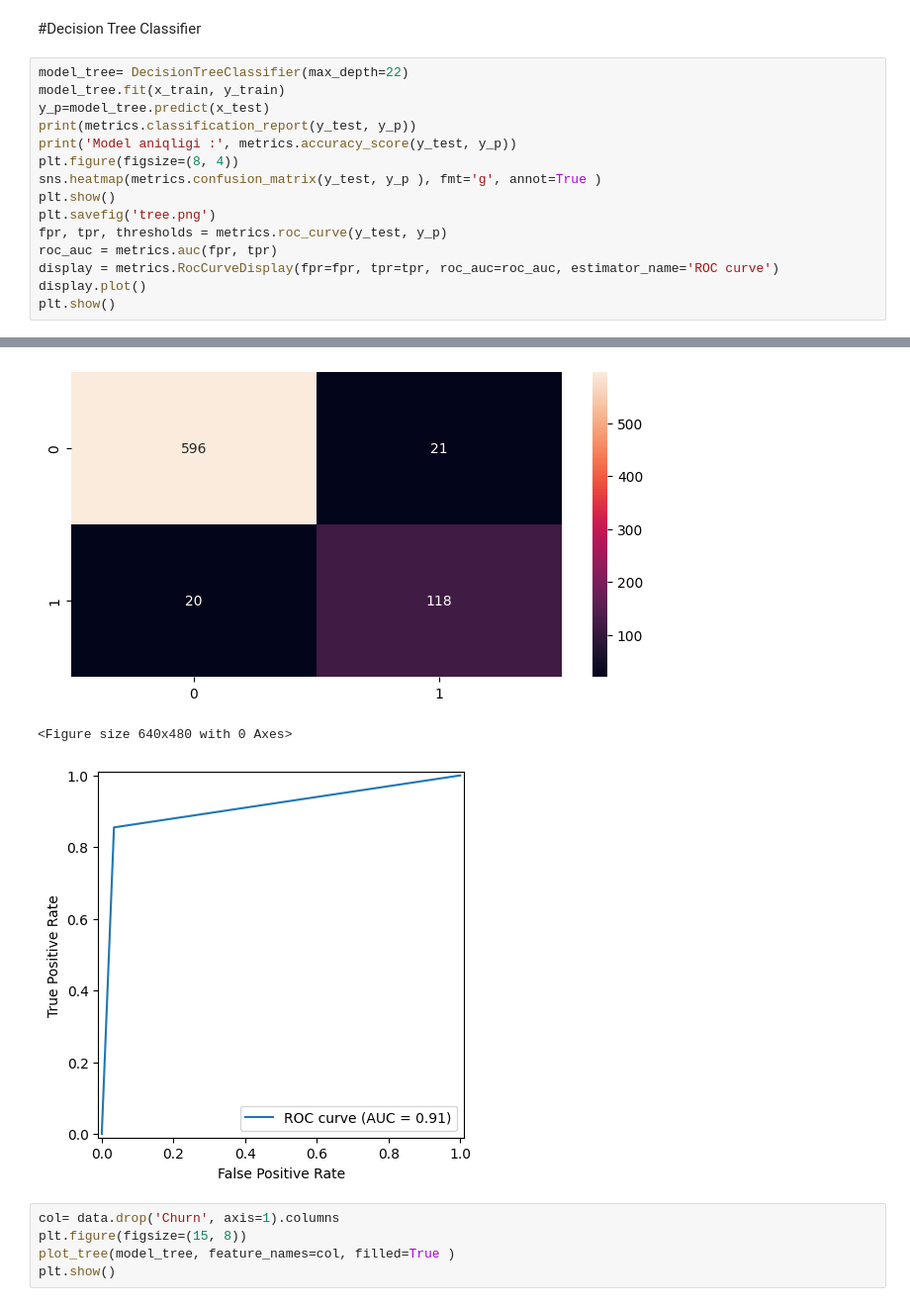
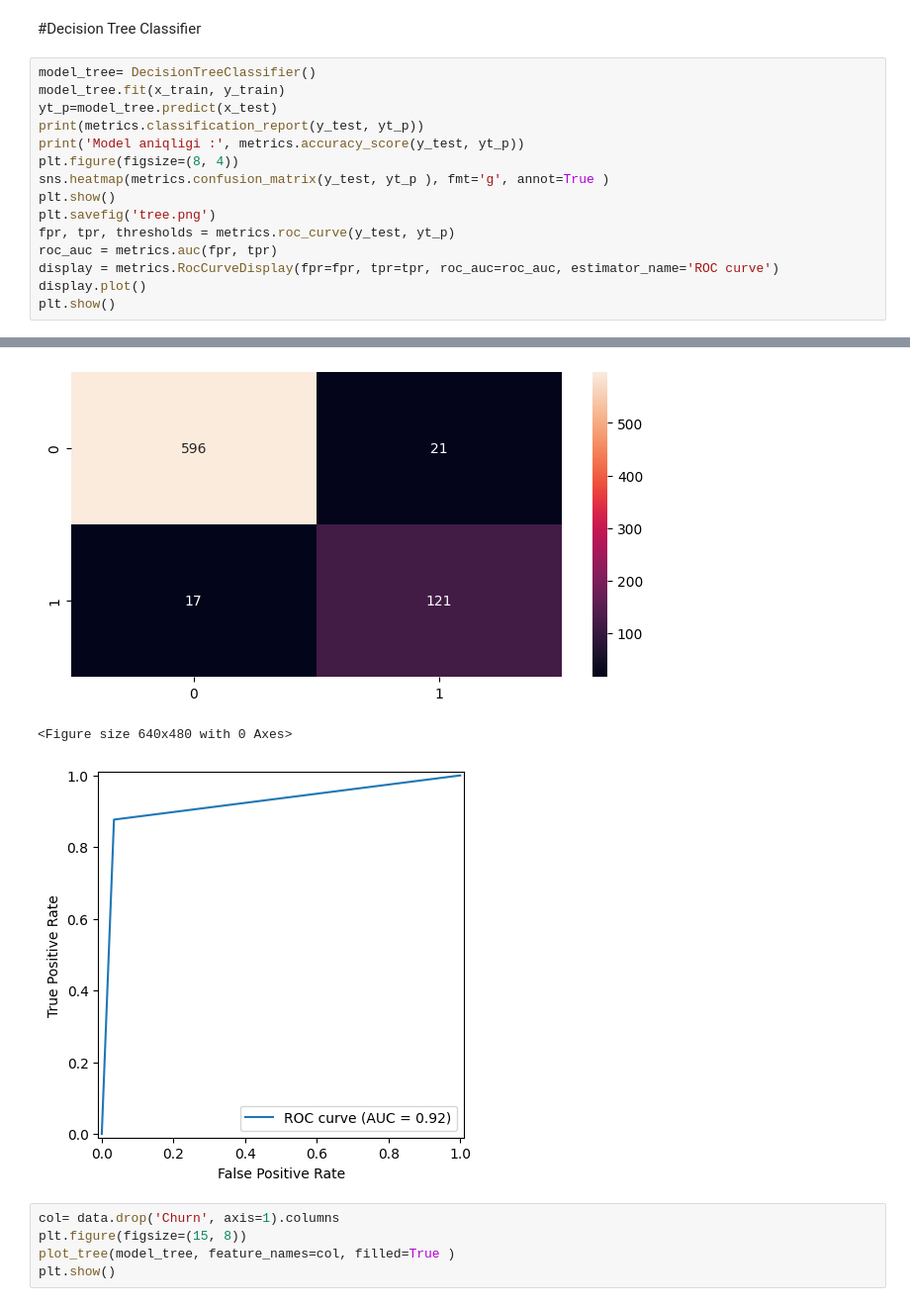
Before and after one commit to Bilol2747/my_projects_data_science_data_analytics, a Jupyter notebook: Customer_Churn_Amaliyot_.ipynb, the cells around one changed output, grey strips where cells are left out. Shown at 99% size. Drawn from its saved outputs; the diff is of its cells as text.

```diff
--- a/Customer_Churn_Amaliyot_.ipynb
+++ b/Customer_Churn_Amaliyot_.ipynb
@@ -230,16 +243,16 @@ x_train, x_test, y_train, y_test= train_test_split(x, y, test_size=0.2, random_s
 # %% [markdown]
 #Decision Tree Classifier
 # %%
-model_tree= DecisionTreeClassifier(max_depth=22)
+model_tree= DecisionTreeClassifier()
 model_tree.fit(x_train, y_train)
-y_p=model_tree.predict(x_test)
-print(metrics.classification_report(y_test, y_p))
-print('Model aniqligi :', metrics.accuracy_score(y_test, y_p))
+yt_p=model_tree.predict(x_test)
+print(metrics.classification_report(y_test, yt_p))
+print('Model aniqligi :', metrics.accuracy_score(y_test, yt_p))
 plt.figure(figsize=(8, 4))
-sns.heatmap(metrics.confusion_matrix(y_test, y_p ), fmt='g', annot=True )
+sns.heatmap(metrics.confusion_matrix(y_test, yt_p ), fmt='g', annot=True )
 plt.show()
 plt.savefig('tree.png')
-fpr, tpr, thresholds = metrics.roc_curve(y_test, y_p)
+fpr, tpr, thresholds = metrics.roc_curve(y_test, yt_p)
 roc_auc = metrics.auc(fpr, tpr)
 display = metrics.RocCurveDisplay(fpr=fpr, tpr=tpr, roc_auc=roc_auc, estimator_name='ROC curve')
 display.plot()
@@ -258,6 +271,6 @@ Model aniqligi : 0.9456953642384106
 [figure]
 <Figure size 640x480 with 0 Axes>
-[figure, old version]
+[figure, new version]
 # %%
 col= data.drop('Churn', axis=1).columns
 plt.figure(figsize=(15, 8))
```
Also changed, not shown: parts of 9 cells of this notebook.
